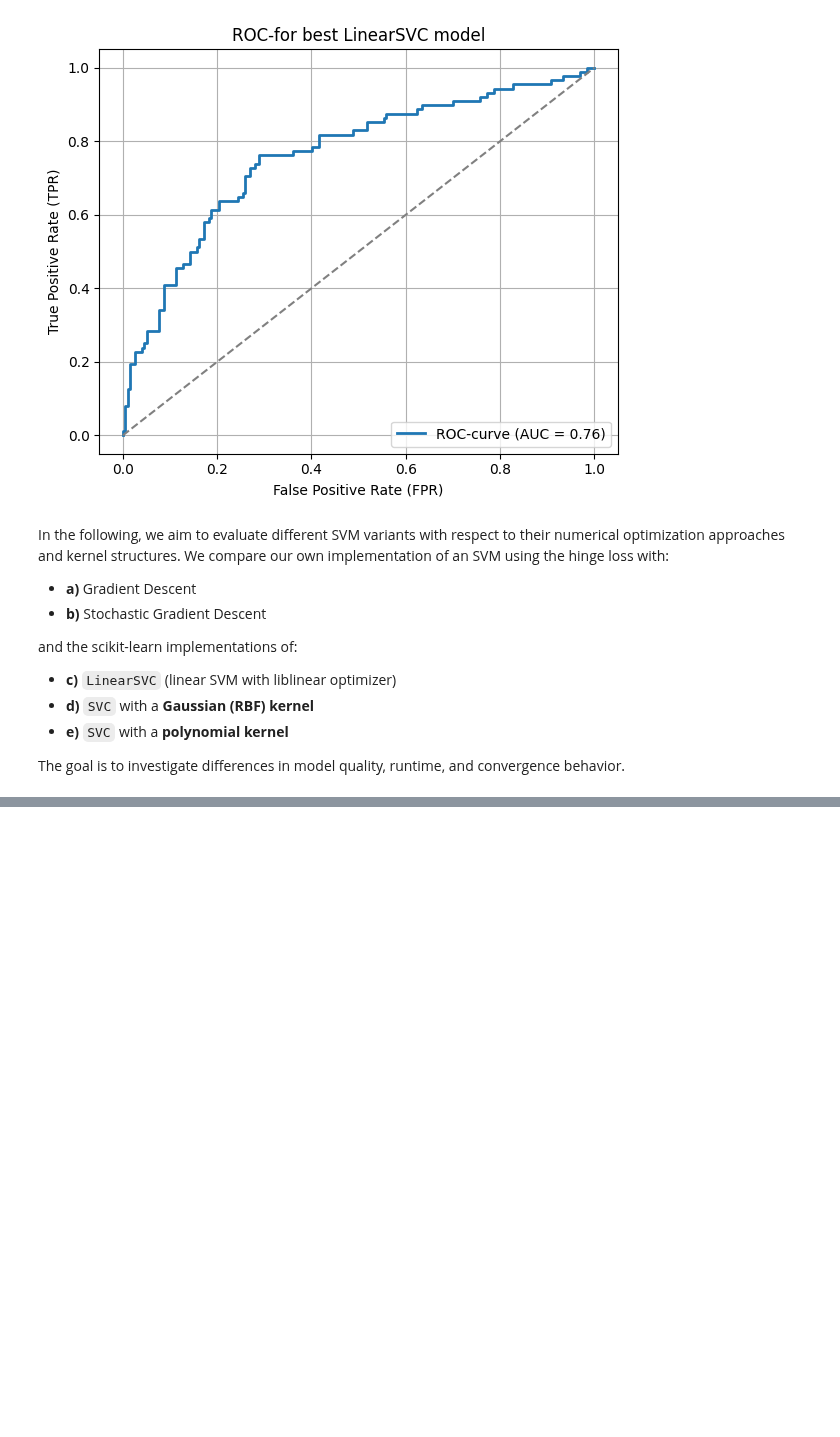
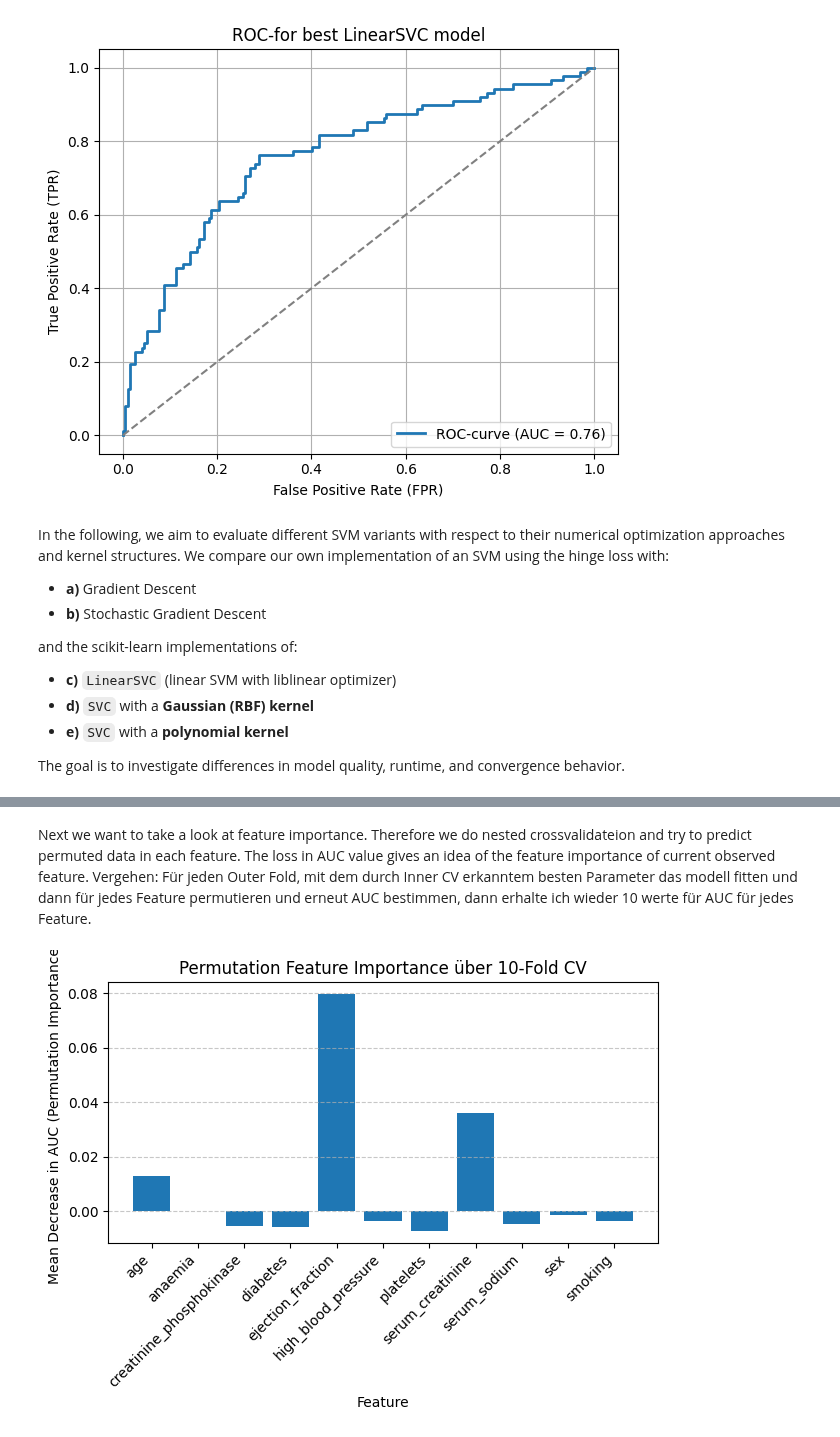
Before and after one commit to FelixFritz02/MasterKL, a Jupyter notebook: AI Numerics/Data Challenge/SVM.ipynb, the cells around one changed output, grey strips where cells are left out. Cells and saved outputs as stored; diff of their text form; code cells hidden in the pictures; blank space fills up the shorter version.

```diff
--- a/AI Numerics/Data Challenge/SVM.ipynb
+++ b/AI Numerics/Data Challenge/SVM.ipynb
@@ -13,4 +13,6 @@ from random import sample
 random.seed(42)
 
 X = pd.read_pickle("X.pkl")
+feauture_names = list(X.columns)
 y = pd.read_pickle("y.pkl")
+print(feauture_names)
@@ -414,2 +428,72 @@ ValueError: Length of values (0) does not match length of index (10)
 # %%
 model_evaluation.to_pickle('model_evaluation/LinearSVM.pkl')
+# %% [markdown]
+Next we want to take a look at feature importance. Therefore we do nested crossvalidateion and try to predict permuted data in each feature. The loss in AUC value gives an idea of the feature importance of current observed feature.
+Vergehen: Für jeden Outer Fold, mit dem durch Inner CV erkanntem besten Parameter das modell fitten und dann für jedes Feature permutieren und erneut AUC bestimmen, dann erhalte ich wieder 10 werte für AUC für jedes Feature.
+# %%
+import numpy as np
+import matplotlib.pyplot as plt
+from sklearn.svm import SVC
+from sklearn.model_selection import StratifiedKFold, GridSearchCV
+from sklearn.metrics import roc_auc_score, accuracy_score
+from collections import defaultdict
+
+C_values = np.logspace(-4, 3, 10)
+param_grid = {'C': C_values}  # Für SVC
+outer_cv = StratifiedKFold(n_splits=10, shuffle=True, random_state=42)
+inner_cv = StratifiedKFold(n_splits=5, shuffle=True, random_state=1)
+
+
+def model_fitting(X, y, feauture_names):
+    C_values = np.logspace(-4, 3, 10)
+    param_grid = {'C': C_values}
+    outer_cv = StratifiedKFold(n_splits=10, shuffle=True, random_state=42)
+    inner_cv = StratifiedKFold(n_splits=5, shuffle=True, random_state=1)
+
+    outer_scores = []
+    perm_importances = defaultdict(list)  # feature index -> list of AUC drops
+
+    base_model = SVC(kernel='linear', probability=True, random_state=42)
+
+    for fold, (train_idx, test_idx) in enumerate(outer_cv.split(X, y), 1):
+        X_train, X_test = X[train_idx], X[test_idx]
+        y_train, y_test = y[train_idx], y[test_idx]
+
+        grid = GridSearchCV(base_model, param_grid, cv=inner_cv, scoring='roc_auc', n_jobs=-1)
+        grid.fit(X_train, y_train)
+        best_model = grid.best_estimator_
+
+        # Baseline AUC auf Testdaten
+        y_score_test = best_model.decision_function(X_test)
+        auc_baseline = roc_auc_score(y_test, y_score_test)
+        outer_scores.append(auc_baseline)
+
+        # Permutation Feature Importance (AUC-Drop)
+        for i in range(X_test.shape[1]):
+            X_test_permuted = X_test.copy()
+            X_test_permuted[:, i] = np.random.permutation(X_test_permuted[:, i])
+            y_score_perm = best_model.decision_function(X_test_permuted)
+            auc_perm = roc_auc_score(y_test, y_score_perm)
+            perm_importances[i].append(auc_baseline - auc_perm)  # Unterschied AUC
+
+    # Durchschnittliche Importance pro Feature über alle Folds
+    mean_importances = np.array([np.mean(perm_importances[i]) for i in range(X.shape[1])])
+    std_importances = np.array([np.std(perm_importances[i]) for i in range(X.shape[1])])
+
+    # Visualisierung
+
+    plt.bar(feauture_names, mean_importances)#, yerr=std_importances, capsize=5)
+    plt.xlabel('Feature')
+    plt.ylabel('Mean Decrease in AUC (Permutation Importance)')
+    plt.title('Permutation Feature Importance über 10-Fold CV')
+    plt.grid(True, axis='y', linestyle='--', alpha=0.7)
+    plt.xticks(rotation=45, ha='right')  # Dreht die Namen für bessere Lesbarkeit
+    plt.tight_layout()  # Verhindert Überschneidungen
+    plt.show()
+
+    return outer_scores, mean_importances
+
+# Beispiel-Aufruf:
+outer_scores, feature_importances = model_fitting(X, y_zero_one, feauture_names)
+# %% [output]
+[figure, added]
```
Also changed, not shown: parts of 5 cells of this notebook, 2 other files.
